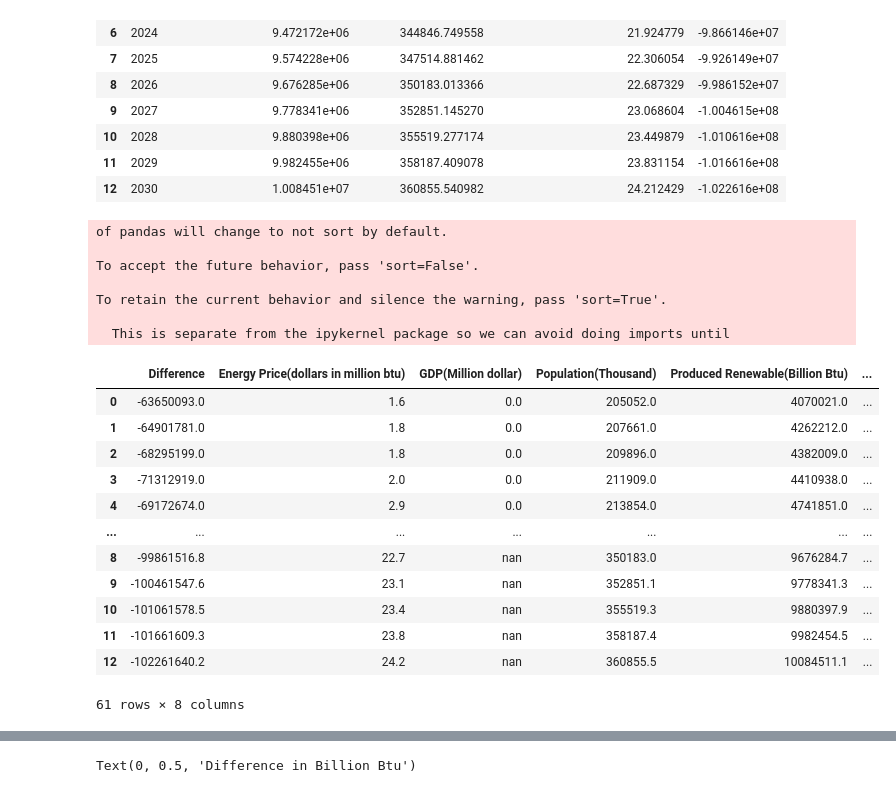
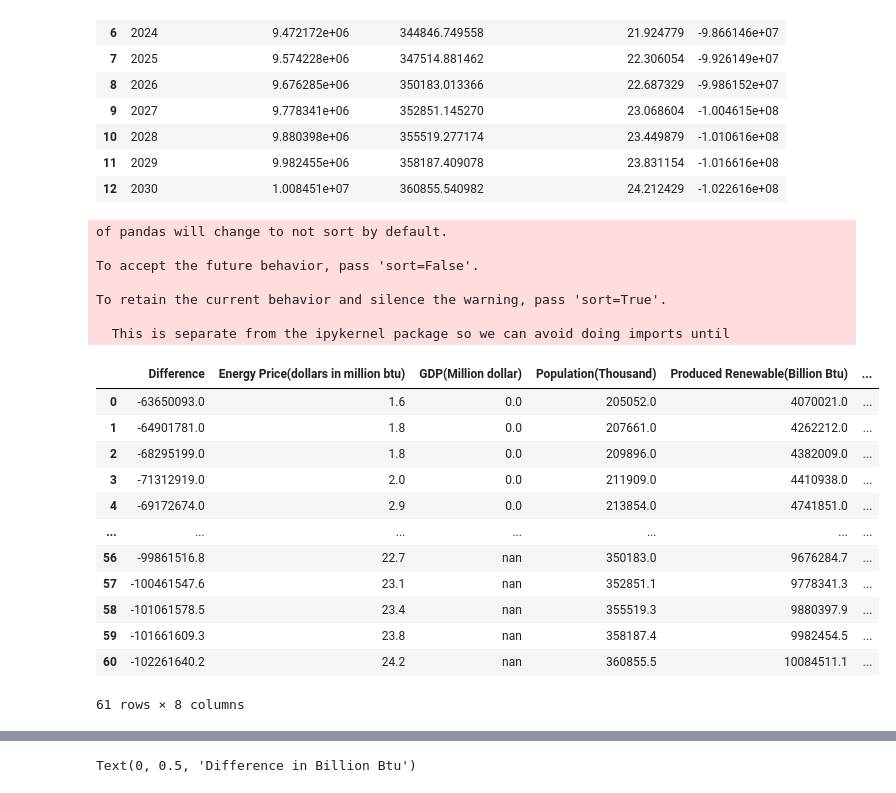
Before and after one commit to nadireag/Renewable-Energy, a Jupyter notebook: US_ml.ipynb, the cells around one changed output, grey strips where cells are left out. Cells and saved outputs as stored; diff of their text form; code cells hidden in the pictures.

```diff
--- a/US_ml.ipynb
+++ b/US_ml.ipynb
@@ -330,27 +330,27 @@ prediction_df
 # %%
 # combine this prediction data frame with the original dataframe
 dataframes = [us_df, prediction_df]
-combined_df = pd.concat(dataframes)
+combined_df = pd.concat(dataframes, ignore_index=True)
 pd.options.display.float_format = '{:.1f}'.format
 combined_df
 # %% [output]
 of pandas will change to not sort by default.
 
 To accept the future behavior, pass 'sort=False'.
 
 To retain the current behavior and silence the warning, pass 'sort=True'.
 
   This is separate from the ipykernel package so we can avoid doing imports until
 |  | Difference | Energy Price(dollars in million btu) | GDP(Million dollar) | Population(Thousand) | Produced Renewable(Billion Btu) | ... |
 | 0 | -63650093.0 | 1.6 | 0.0 | 205052.0 | 4070021.0 | ... |
 | 1 | -64901781.0 | 1.8 | 0.0 | 207661.0 | 4262212.0 | ... |
 | 2 | -68295199.0 | 1.8 | 0.0 | 209896.0 | 4382009.0 | ... |
 | 3 | -71312919.0 | 2.0 | 0.0 | 211909.0 | 4410938.0 | ... |
 | 4 | -69172674.0 | 2.9 | 0.0 | 213854.0 | 4741851.0 | ... |
 | ... | ... | ... | ... | ... | ... | ... |
-| 8 | -99861516.8 | 22.7 | nan | 350183.0 | 9676284.7 | ... |
-| 9 | -100461547.6 | 23.1 | nan | 352851.1 | 9778341.3 | ... |
-| 10 | -101061578.5 | 23.4 | nan | 355519.3 | 9880397.9 | ... |
-| 11 | -101661609.3 | 23.8 | nan | 358187.4 | 9982454.5 | ... |
-| 12 | -102261640.2 | 24.2 | nan | 360855.5 | 10084511.1 | ... |
+| 56 | -99861516.8 | 22.7 | nan | 350183.0 | 9676284.7 | ... |
+| 57 | -100461547.6 | 23.1 | nan | 352851.1 | 9778341.3 | ... |
+| 58 | -101061578.5 | 23.4 | nan | 355519.3 | 9880397.9 | ... |
+| 59 | -101661609.3 | 23.8 | nan | 358187.4 | 9982454.5 | ... |
+| 60 | -102261640.2 | 24.2 | nan | 360855.5 | 10084511.1 | ... |
 61 rows × 8 columns
```
Also changed, not shown: parts of 4 cells of this notebook, 2 other files.
